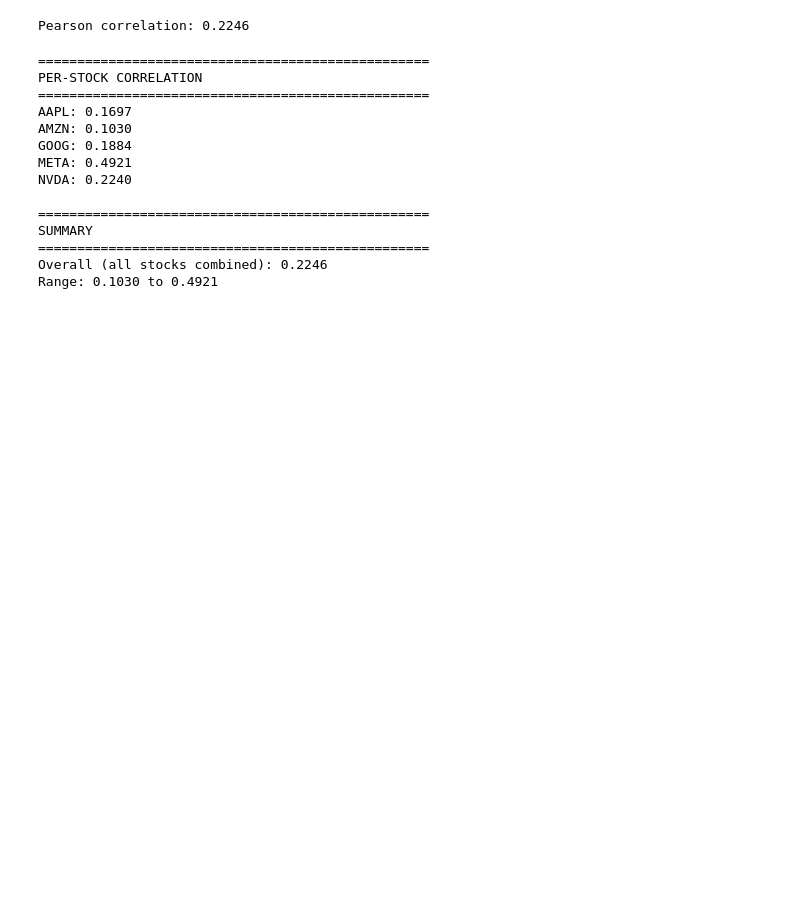
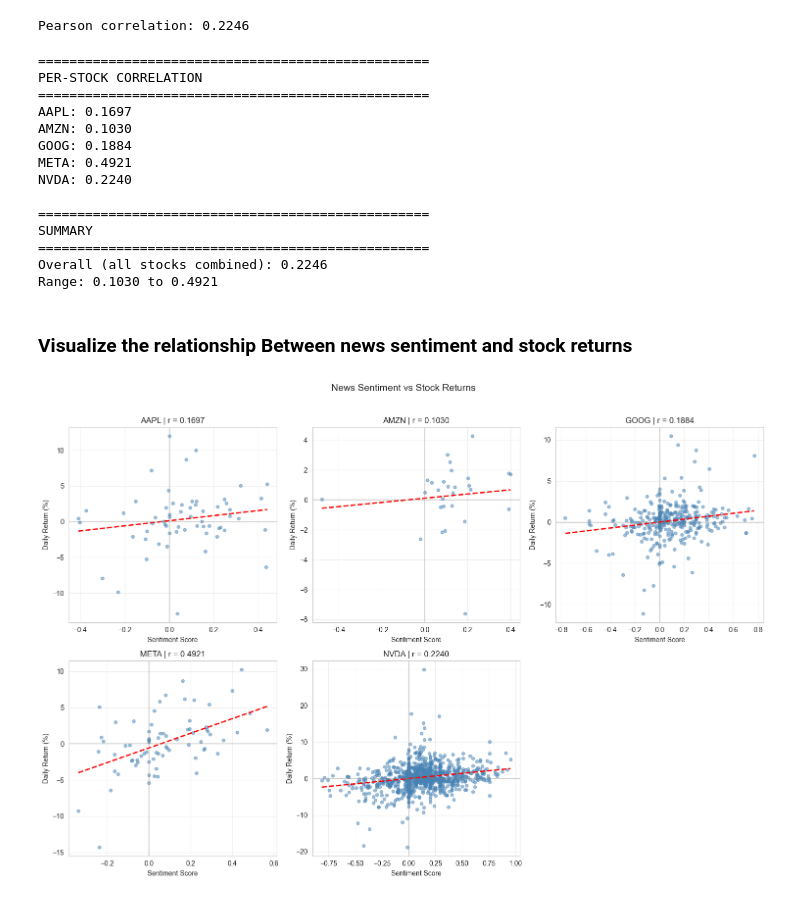
Before and after one commit to meronsisay/news-sentiment-analysis, a Jupyter notebook: notebooks/sentiment_correlation.ipynb, the cells around one changed output. Cells and saved outputs as stored; diff of their text form; code cells hidden in the pictures; blank space fills up the shorter version.

Commit message:
feat: finalize Task 3 with sentiment-return visualization and analysis

```diff
--- a/notebooks/sentiment_correlation.ipynb
+++ b/notebooks/sentiment_correlation.ipynb
@@ -281,3 +285,43 @@ SUMMARY
 ==================================================
 Overall (all stocks combined): 0.2246
 Range: 0.1030 to 0.4921
+# %% [markdown]
+### Visualize the relationship Between news sentiment and stock returns
+# %%
+# Set style
+sns.set_style("whitegrid")
+
+fig, axes = plt.subplots(2, 3, figsize=(15, 10))
+axes = axes.flatten()
+
+for i, stock in enumerate(sentiment_returns['stock'].unique()):
+    stock_data = sentiment_returns[sentiment_returns['stock'] == stock]
+    corr = stock_data['avg_sentiment'].corr(stock_data['return_pct'])
+
+    # Scatter plot
+    axes[i].scatter(stock_data['avg_sentiment'],
+                    stock_data['return_pct'],
+                    alpha=0.5, s=20, c='steelblue')
+
+    # Trend line
+    z = np.polyfit(stock_data['avg_sentiment'], stock_data['return_pct'], 1)
+    x_trend = np.array([stock_data['avg_sentiment'].min(), stock_data['avg_sentiment'].max()])
+    axes[i].plot(x_trend, z[0]*x_trend + z[1], 'r--', linewidth=2)
+
+    # Labels
+    axes[i].set_title(f'{stock} | r = {corr:.4f}', fontsize=12)
+    axes[i].set_xlabel('Sentiment Score', fontsize=10)
+    axes[i].set_ylabel('Daily Return (%)', fontsize=10)
+    axes[i].axhline(y=0, color='gray', alpha=0.3, linestyle='-')
+    axes[i].axvline(x=0, color='gray', alpha=0.3, linestyle='-')
+    axes[i].grid(True, alpha=0.3)
+
+# Remove empty subplot
+if len(sentiment_returns['stock'].unique()) < 6:
+    axes[-1].set_visible(False)
+
+plt.suptitle('News Sentiment vs Stock Returns', fontsize=14, y=1.02)
+plt.tight_layout()
+plt.show()
+# %% [output]
+[figure, added]
```
Also changed, not shown: parts of 13 cells of this notebook.
